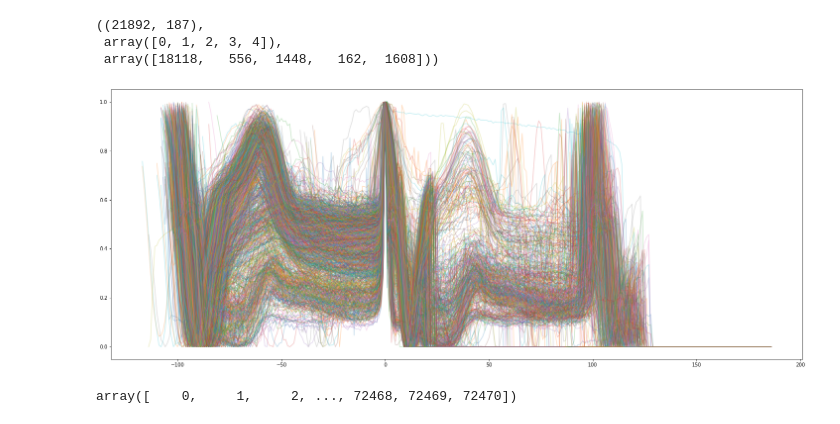
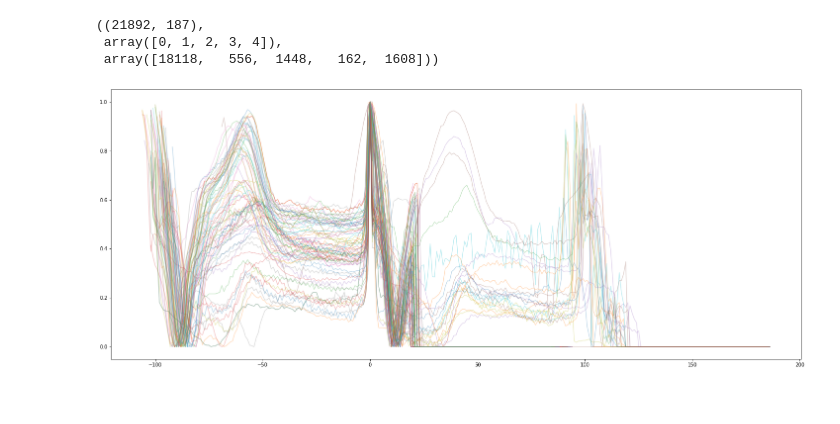
Before and after one commit to rgmyr/tf-ProSeNet, a Jupyter notebook: notebooks/inspect_mit_dataset.ipynb, the cells around one changed output. Saved outputs shown, nothing was run; the diff lists cells and outputs as text; code cells hidden in the pictures.

```diff
--- a/notebooks/inspect_mit_dataset.ipynb
+++ b/notebooks/inspect_mit_dataset.ipynb
@@ -35,19 +35,15 @@ X_test.shape, np.unique(y_test), np.bincount(y_test)
 # %%
 fig, ax = plt.subplots(figsize=(25,10))
 
 _x = np.arange(187)
 
 idxs = np.where(y_test == 4)[0]
 
-for i in idxs:
+for i in np.random.choice(idxs, 100):
     mid = np.argmax(X_test[i])
 
     ax.plot(np.arange(-mid, 187-mid) , X_test[i], alpha=0.25)
 
 plt.show()
 # %% [output]
-[figure, old version]
+[figure, new version]
-# %%
-idxs[0]
-# %% [output]
-array([    0,     1,     2, ..., 72468, 72469, 72470])
```
Also changed, not shown: 5 other files.
